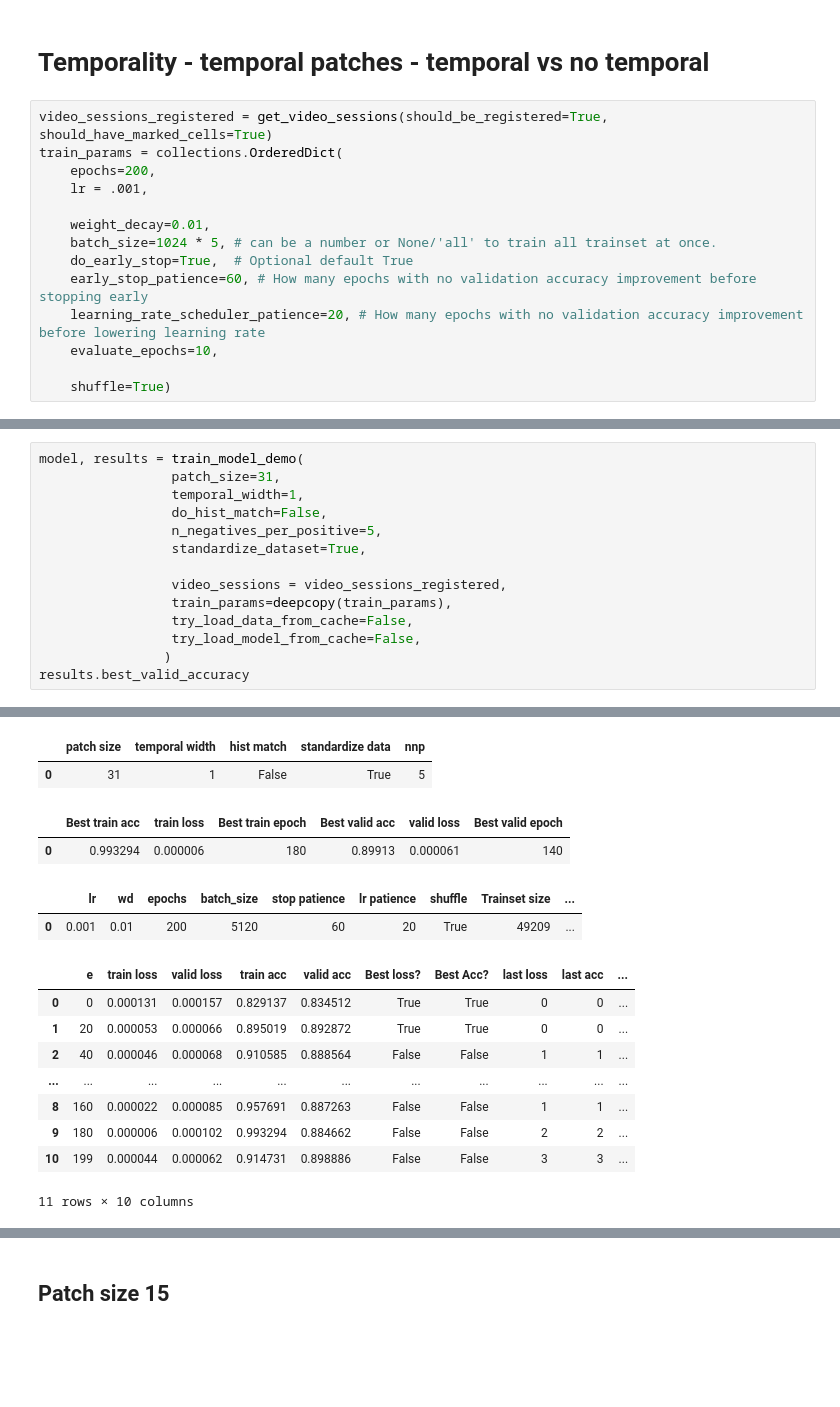
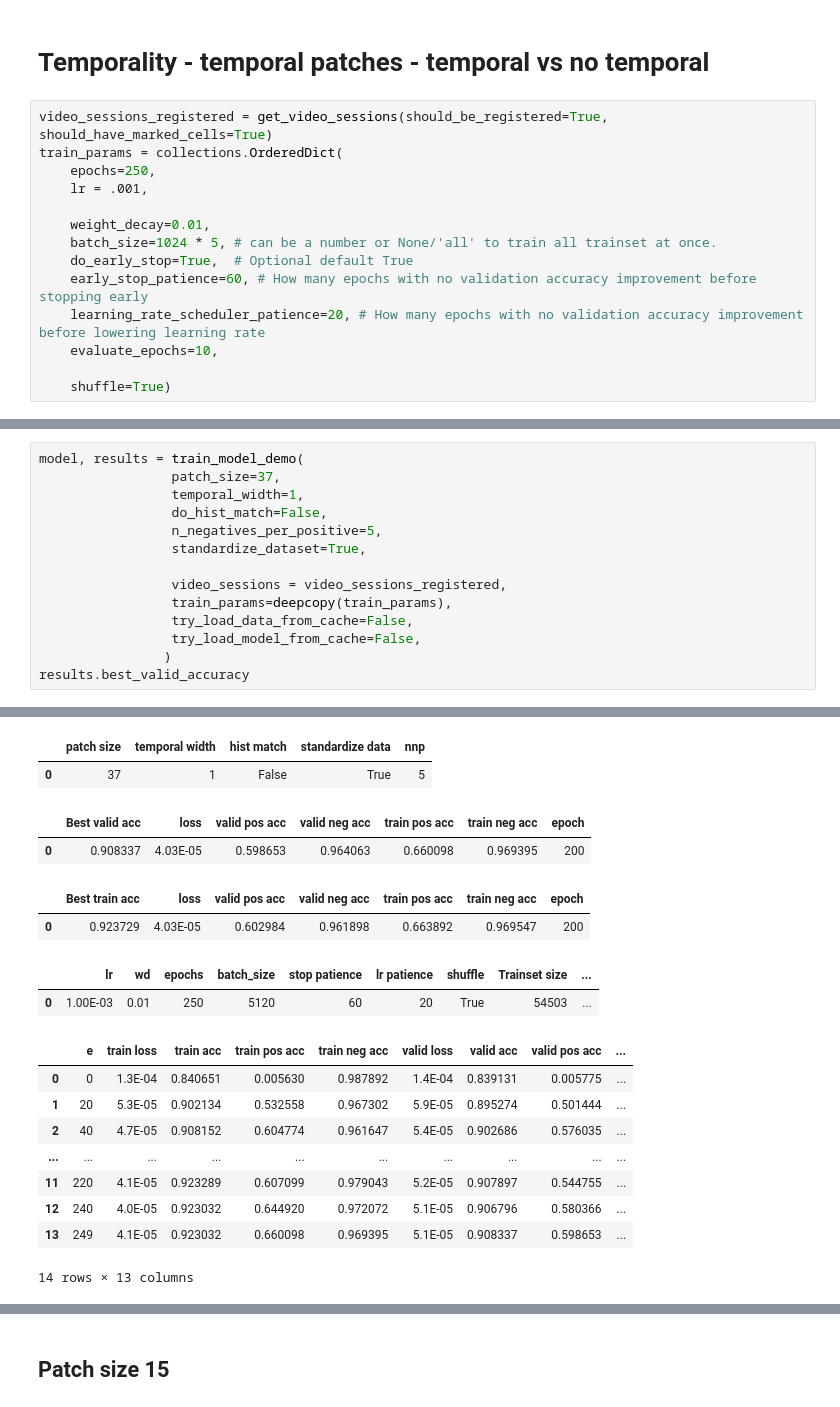
Before and after one commit to cchadj/cell-tracking-ucl-thesis, a Jupyter notebook: train-model-minimal-Copy1.ipynb, the cells around one changed output, grey strips where cells are left out. Cells and saved outputs as stored; diff of their text form; blank space fills up the shorter version.

```diff
--- a/train-model-minimal-Copy1.ipynb
+++ b/train-model-minimal-Copy1.ipynb
@@ -357,7 +367,7 @@ Negative accuracy:       0.976
 # %%
 video_sessions_registered = get_video_sessions(should_be_registered=True, should_have_marked_cells=True)
 train_params = collections.OrderedDict(
-    epochs=200,
+    epochs=250,
     lr = .001,
 
     weight_decay=0.01,
@@ -475,6 +709,6 @@ Negative accuracy:       0.988
 # %%
 model, results = train_model_demo(
-                 patch_size=31,
+                 patch_size=37,
                  temporal_width=1,
                  do_hist_match=False,
                  n_negatives_per_positive=5,
@@ -491,17 +725,19 @@ results.best_valid_accuracy
 'Training new model.'
 'You can interrupt(ctr - C or interrupt kernel in notebook) any time to get the model with the best validation accuracy at the current time.'
 |  | patch size | temporal width | hist match | standardize data | nnp |
-| 0 | 31 | 1 | False | True | 5 |
+| 0 | 37 | 1 | False | True | 5 |
-|  | Best train acc | train loss | Best train epoch | Best valid acc | valid loss | Best valid epoch |
-| 0 | 0.993294 | 0.000006 | 180 | 0.89913 | 0.000061 | 140 |
+|  | Best valid acc | loss | valid pos acc | valid neg acc | train pos acc | train neg acc | epoch |
+| 0 | 0.908337 | 4.03E-05 | 0.598653 | 0.964063 | 0.660098 | 0.969395 | 200 |
-|  | lr | wd | epochs | batch_size | stop patience | lr patience | shuffle | Trainset size | ... |
-| 0 | 0.001 | 0.01 | 200 | 5120 | 60 | 20 | True | 49209 | ... |
+|  | Best train acc | loss | valid pos acc | valid neg acc | train pos acc | train neg acc | epoch |
+| 0 | 0.923729 | 4.03E-05 | 0.602984 | 0.961898 | 0.663892 | 0.969547 | 200 |
-|  | e | train loss | valid loss | train acc | valid acc | Best loss? | Best Acc? | last loss | last acc | ... |
-| 0 | 0 | 0.000131 | 0.000157 | 0.829137 | 0.834512 | True | True | 0 | 0 | ... |
-| 1 | 20 | 0.000053 | 0.000066 | 0.895019 | 0.892872 | True | True | 0 | 0 | ... |
-| 2 | 40 | 0.000046 | 0.000068 | 0.910585 | 0.888564 | False | False | 1 | 1 | ... |
-| ... | ... | ... | ... | ... | ... | ... | ... | ... | ... | ... |
-| 8 | 160 | 0.000022 | 0.000085 | 0.957691 | 0.887263 | False | False | 1 | 1 | ... |
-| 9 | 180 | 0.000006 | 0.000102 | 0.993294 | 0.884662 | False | False | 2 | 2 | ... |
-| 10 | 199 | 0.000044 | 0.000062 | 0.914731 | 0.898886 | False | False | 3 | 3 | ... |
+|  | lr | wd | epochs | batch_size | stop patience | lr patience | shuffle | Trainset size | ... |
+| 0 | 1.00E-03 | 0.01 | 250 | 5120 | 60 | 20 | True | 54503 | ... |
+|  | e | train loss | train acc | train pos acc | train neg acc | valid loss | valid acc | valid pos acc | ... |
+| 0 | 0 | 1.3E-04 | 0.840651 | 0.005630 | 0.987892 | 1.4E-04 | 0.839131 | 0.005775 | ... |
+| 1 | 20 | 5.3E-05 | 0.902134 | 0.532558 | 0.967302 | 5.9E-05 | 0.895274 | 0.501444 | ... |
+| 2 | 40 | 4.7E-05 | 0.908152 | 0.604774 | 0.961647 | 5.4E-05 | 0.902686 | 0.576035 | ... |
+| ... | ... | ... | ... | ... | ... | ... | ... | ... | ... |
+| 11 | 220 | 4.1E-05 | 0.923289 | 0.607099 | 0.979043 | 5.2E-05 | 0.907897 | 0.544755 | ... |
+| 12 | 240 | 4.0E-05 | 0.923032 | 0.644920 | 0.972072 | 5.1E-05 | 0.906796 | 0.580366 | ... |
+| 13 | 249 | 4.1E-05 | 0.923032 | 0.660098 | 0.969395 | 5.1E-05 | 0.908337 | 0.598653 | ... |
-11 rows × 10 columns
+14 rows × 13 columns
```
Also changed, not shown: parts of 136 cells of this notebook, 1 other file.
